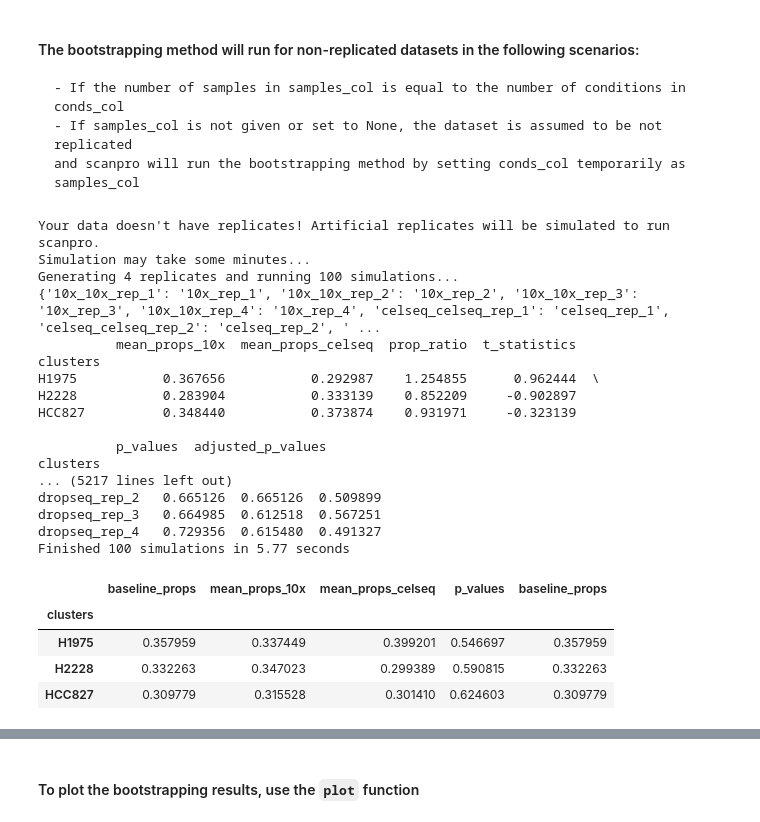
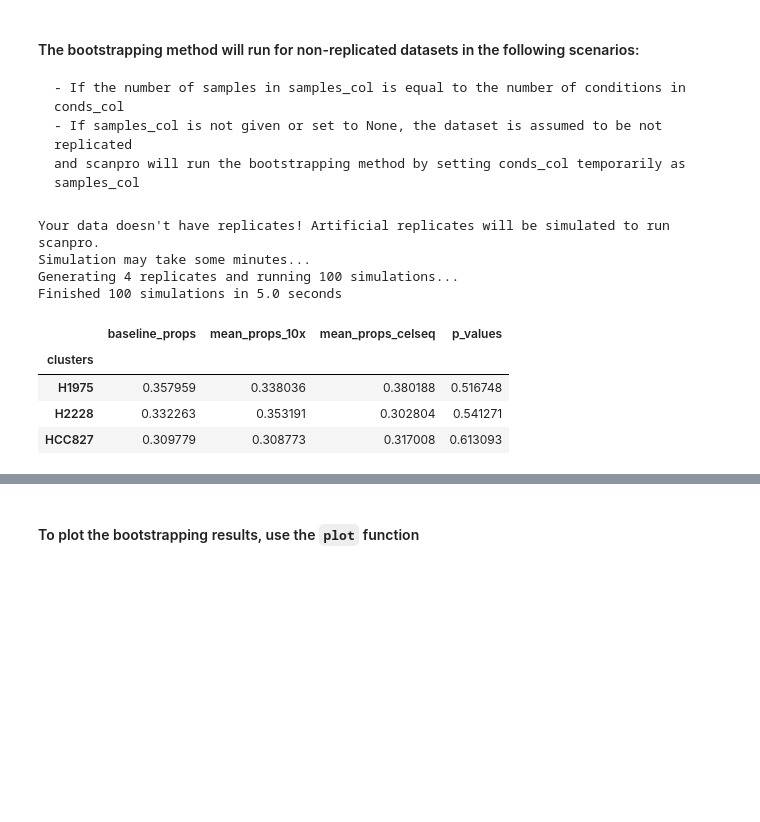
Before and after one commit to loosolab/scanpro, a Jupyter notebook: examples/proportion_analysis.ipynb, the cells around one changed output, grey strips where cells are left out. Drawn from its saved outputs; the diff is of its cells as text; code cells hidden in the pictures; blank space fills up the shorter version.

```diff
--- a/examples/proportion_analysis.ipynb
+++ b/examples/proportion_analysis.ipynb
@@ -263,34 +163,23 @@ out.__dict__
     - If samples_col is not given or set to None, the dataset is assumed to be not replicated
     and scanpro will run the bootstrapping method by setting conds_col temporarily as samples_col
 # %%
-out_boot = scanpro.scanpro(adata, clusters_col='cluster',
+out_boot = scanpro.scanpro(adata,
+                           clusters_col='cluster',
                            conds_col='group',
+                           # no sample column given,
                            transform='arcsin',
                            n_reps=4,
                            conditions=['10x', 'celseq']
                           )
 
 out_boot.results
 # %% [output]
 Your data doesn't have replicates! Artificial replicates will be simulated to run scanpro.
 Simulation may take some minutes...
 Generating 4 replicates and running 100 simulations...
-{'10x_10x_rep_1': '10x_rep_1', '10x_10x_rep_2': '10x_rep_2', '10x_10x_rep_3': '10x_rep_3', '10x_10x_rep_4': '10x_rep_4', 'celseq_celseq_rep_1': 'celseq_rep_1', 'celseq_celseq_rep_2': 'celseq_rep_2', ' ...
-          mean_props_10x  mean_props_celseq  prop_ratio  t_statistics
-clusters
-H1975           0.367656           0.292987    1.254855      0.962444  \
-H2228           0.283904           0.333139    0.852209     -0.902897
-HCC827          0.348440           0.373874    0.931971     -0.323139
-
-          p_values  adjusted_p_values
-clusters
-... (5217 lines left out)
-dropseq_rep_2   0.665126  0.665126  0.509899
-dropseq_rep_3   0.664985  0.612518  0.567251
-dropseq_rep_4   0.729356  0.615480  0.491327
-Finished 100 simulations in 5.77 seconds
+Finished 100 simulations in 5.0 seconds
-|  | baseline_props | mean_props_10x | mean_props_celseq | p_values | baseline_props |
-| clusters |  |  |  |  |  |
-| H1975 | 0.357959 | 0.337449 | 0.399201 | 0.546697 | 0.357959 |
-| H2228 | 0.332263 | 0.347023 | 0.299389 | 0.590815 | 0.332263 |
-| HCC827 | 0.309779 | 0.315528 | 0.301410 | 0.624603 | 0.309779 |
+|  | baseline_props | mean_props_10x | mean_props_celseq | p_values |
+| clusters |  |  |  |  |
+| H1975 | 0.357959 | 0.338036 | 0.380188 | 0.516748 |
+| H2228 | 0.332263 | 0.353191 | 0.302804 | 0.541271 |
+| HCC827 | 0.309779 | 0.308773 | 0.317008 | 0.613093 |
```
Also changed, not shown: parts of 31 cells of this notebook, 2 other files.
